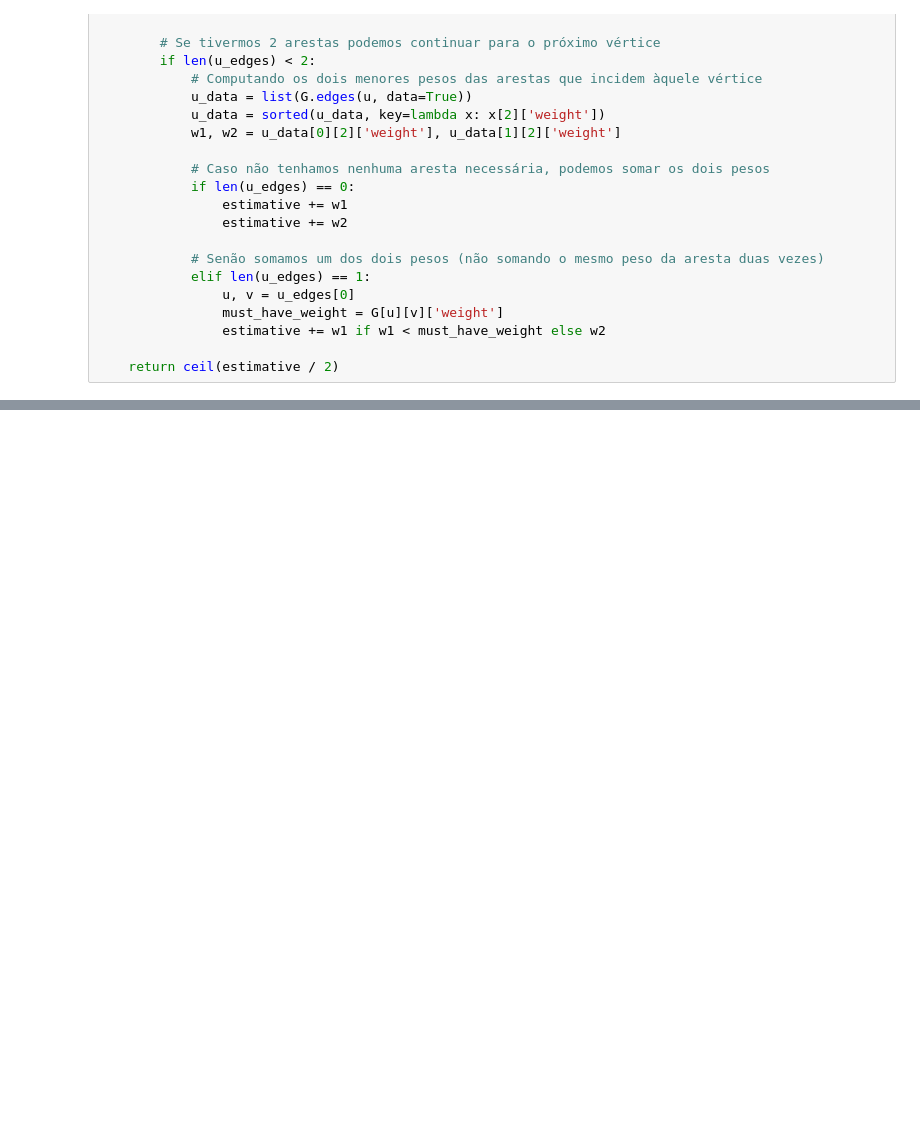
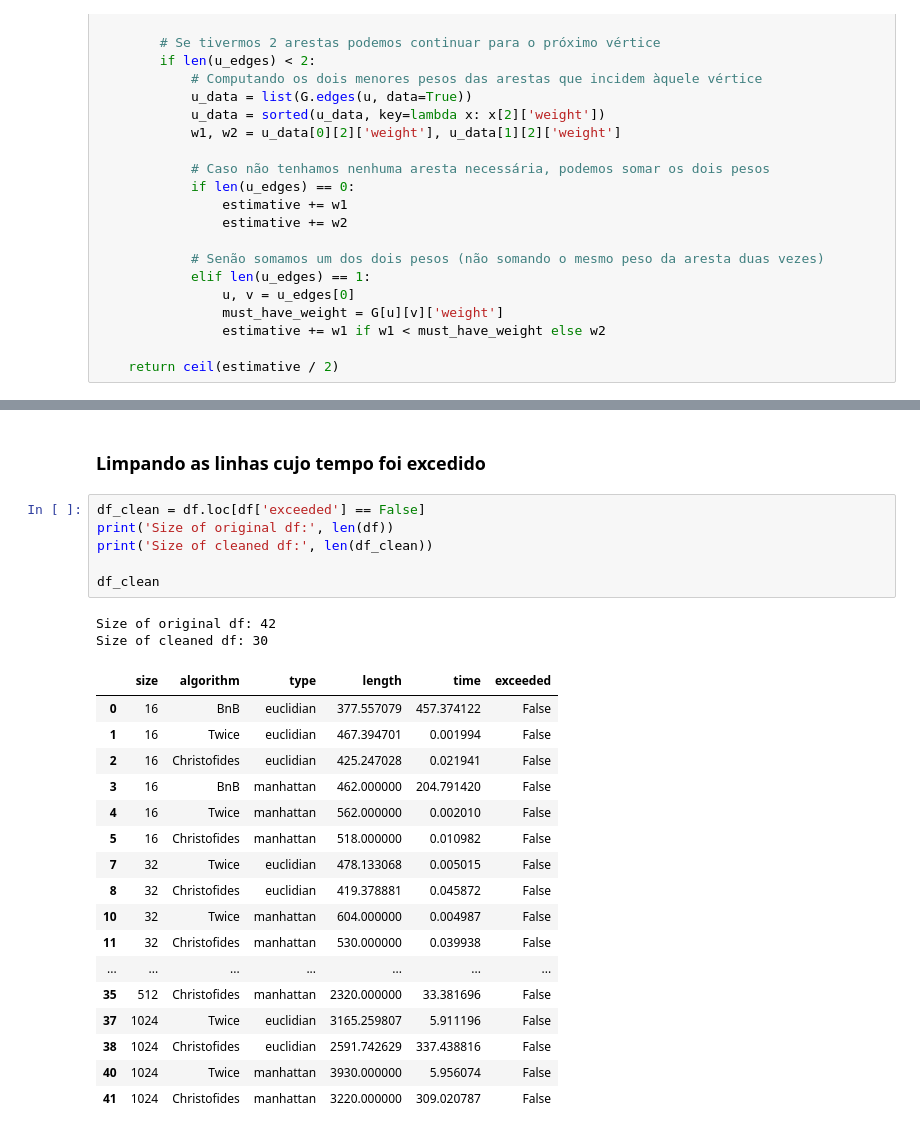
Before and after one commit to ThiagoPoppe/ALG2, a Jupyter notebook: TP2/tp2.ipynb, the cells around one changed output, grey strips where cells are left out. Cells and saved outputs as stored; diff of their text form; blank space fills up the shorter version.

```diff
--- a/TP2/tp2.ipynb
+++ b/TP2/tp2.ipynb
@@ -433,0 +570,28 @@ Wall time: 0 ns
+# %% [markdown]
+### Limpando as linhas cujo tempo foi excedido
+# %%
+df_clean = df.loc[df['exceeded'] == False]
+print('Size of original df:', len(df))
+print('Size of cleaned df:', len(df_clean))
+
+df_clean
+# %% [output]
+Size of original df: 42
+Size of cleaned df: 30
+|  | size | algorithm | type | length | time | exceeded |
+| 0 | 16 | BnB | euclidian | 377.557079 | 457.374122 | False |
+| 1 | 16 | Twice | euclidian | 467.394701 | 0.001994 | False |
+| 2 | 16 | Christofides | euclidian | 425.247028 | 0.021941 | False |
+| 3 | 16 | BnB | manhattan | 462.000000 | 204.791420 | False |
+| 4 | 16 | Twice | manhattan | 562.000000 | 0.002010 | False |
+| 5 | 16 | Christofides | manhattan | 518.000000 | 0.010982 | False |
+| 7 | 32 | Twice | euclidian | 478.133068 | 0.005015 | False |
+| 8 | 32 | Christofides | euclidian | 419.378881 | 0.045872 | False |
+| 10 | 32 | Twice | manhattan | 604.000000 | 0.004987 | False |
+| 11 | 32 | Christofides | manhattan | 530.000000 | 0.039938 | False |
+| ... | ... | ... | ... | ... | ... | ... |
+| 35 | 512 | Christofides | manhattan | 2320.000000 | 33.381696 | False |
+| 37 | 1024 | Twice | euclidian | 3165.259807 | 5.911196 | False |
+| 38 | 1024 | Christofides | euclidian | 2591.742629 | 337.438816 | False |
+| 40 | 1024 | Twice | manhattan | 3930.000000 | 5.956074 | False |
+| 41 | 1024 | Christofides | manhattan | 3220.000000 | 309.020787 | False |
```
Also changed, not shown: parts of 56 cells of this notebook, 3 other files.
